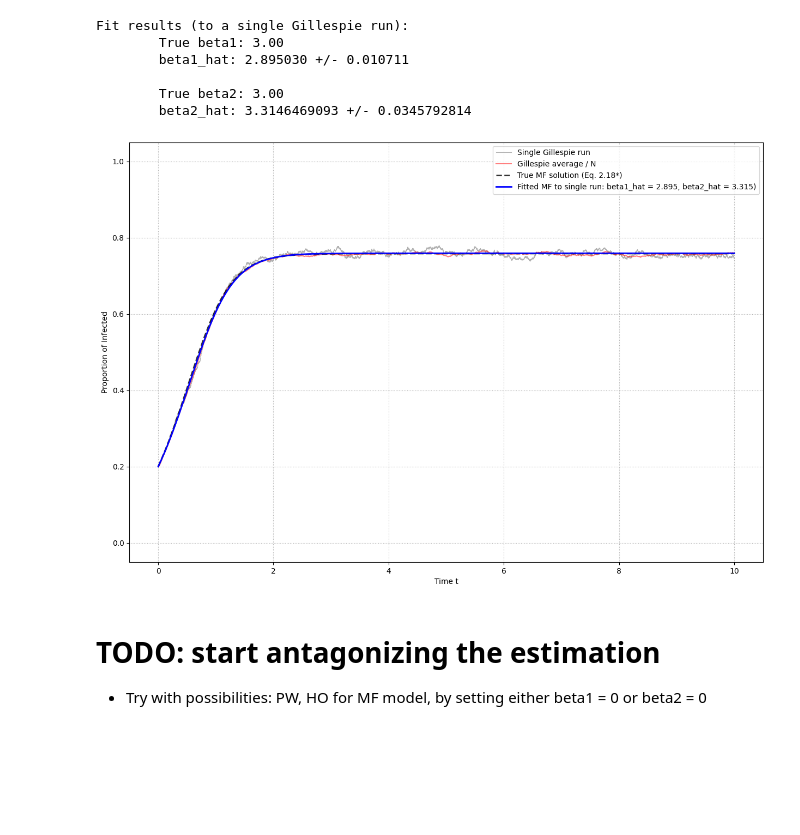
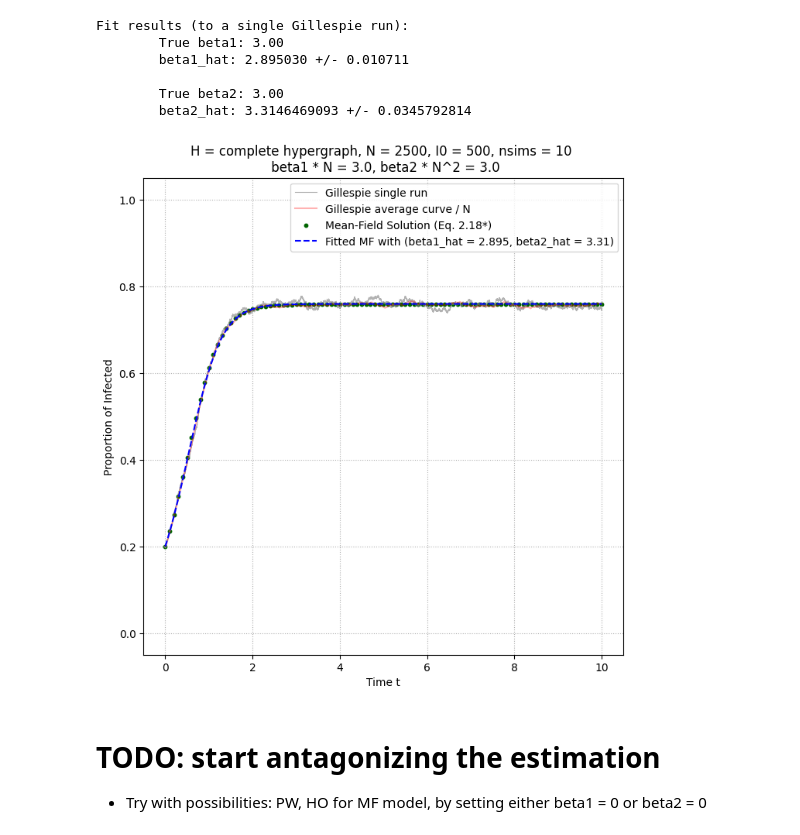
Before and after one commit to markolalovic/higher-order-contagion, a Jupyter notebook: notebooks/simple-fits-1.ipynb, the cells around one changed output. Cells and saved outputs as stored; diff of their text form; code cells hidden in the pictures; blank space fills up the shorter version.

```diff
--- a/notebooks/simple-fits-1.ipynb
+++ b/notebooks/simple-fits-1.ipynb
@@ -490,40 +510,46 @@ Fit results (to a single Gillespie run):
         True beta2: 3.00
         beta2_hat: 3.3146469093 +/- 0.0345792814
 # %%
-# plt.figure(figsize=(10, 6))
-plt.figure(figsize=(15, 10))
+plt.figure(figsize=(8, 8))
 
 # single run raw data
 plt.plot(X_t_single[0], X_t_single[2].astype(float) / N, c="grey", alpha=0.6,
-            linewidth=0.8, label=f'Single Gillespie run')
+            linewidth=0.8, label=f'Gillespie single run')
 
 # avg gillespie curve
 y_data_gillespie_avg_full = avg_curve / N
 t_data_gillespie_avg_full = times
 plt.plot(t_data_gillespie_avg_full, y_data_gillespie_avg_full,
-    'r-', alpha=0.5, linewidth=1.5, label='Gillespie average / N')
+    'r-', alpha=0.3, label='Gillespie average curve / N')
 
-# MF solution
-plt.plot(mf_sol.t, mf_sol.y[0], marker='None', linestyle='--', #s=10,
-            color="black", alpha = 0.8, linewidth=2.0, label='True MF solution (Eq. 2.18*)')
+# true MF solution
+plt.scatter(mf_sol.t, mf_sol.y[0], marker='o', s = 10,
+    color = "darkgreen", alpha = 1, label='Mean-Field Solution (Eq. 2.18*)')
 
 # fitted MF curve based on single gillespie run fit
-t_fit_curve_eval = np.linspace(t_span[0], t_span[1], 201)
+t_span = (0, time_max)
+t_fit_curve_eval = np.linspace(t_span[0], t_span[1], 201) # smooth curve
 y_fit_curve = solve_mf_for_fit(t_fit_curve_eval, beta1_hat, beta2_hat)
-plt.plot(t_fit_curve_eval, y_fit_curve, 'b-', linewidth=2.0,
-            label=f'Fitted MF to single run: beta1_hat = {beta1_hat:.3f}, beta2_hat = {beta2_hat:.4g})')
+
+plt.plot(t_fit_curve_eval, y_fit_curve, 'b--',
+    label=f'Fitted MF with (beta1_hat = {beta1_hat:.3f}, beta2_hat = {beta2_hat:.3g})')
 
 plt.xlabel("Time t")
 plt.ylabel("Proportion of Infected")
 
 plt.legend(loc='best')
 plt.grid(True, linestyle=':')
 
 plt.ylim(bottom=-0.05, top=1.05)
 
+plt.title(f"H = complete hypergraph, N = {N}, I0 = {I0}, nsims = {nsims} \n beta1 * N = {np.round(beta1 * N, 2)}, beta2 * N^2 = {np.round(beta2 * (N**2), 2)}")
+
+plt.savefig(f"../figures/estimation/complete/{test_name}/fit3.pdf", format='pdf', bbox_inches='tight')
+
+
 plt.show()
 # %% [output]
-[figure, old version]
+[figure, new version]
 # %% [markdown]
 # TODO: start antagonizing the estimation
 
```
Also changed, not shown: parts of 4 cells of this notebook, 13 other files.
